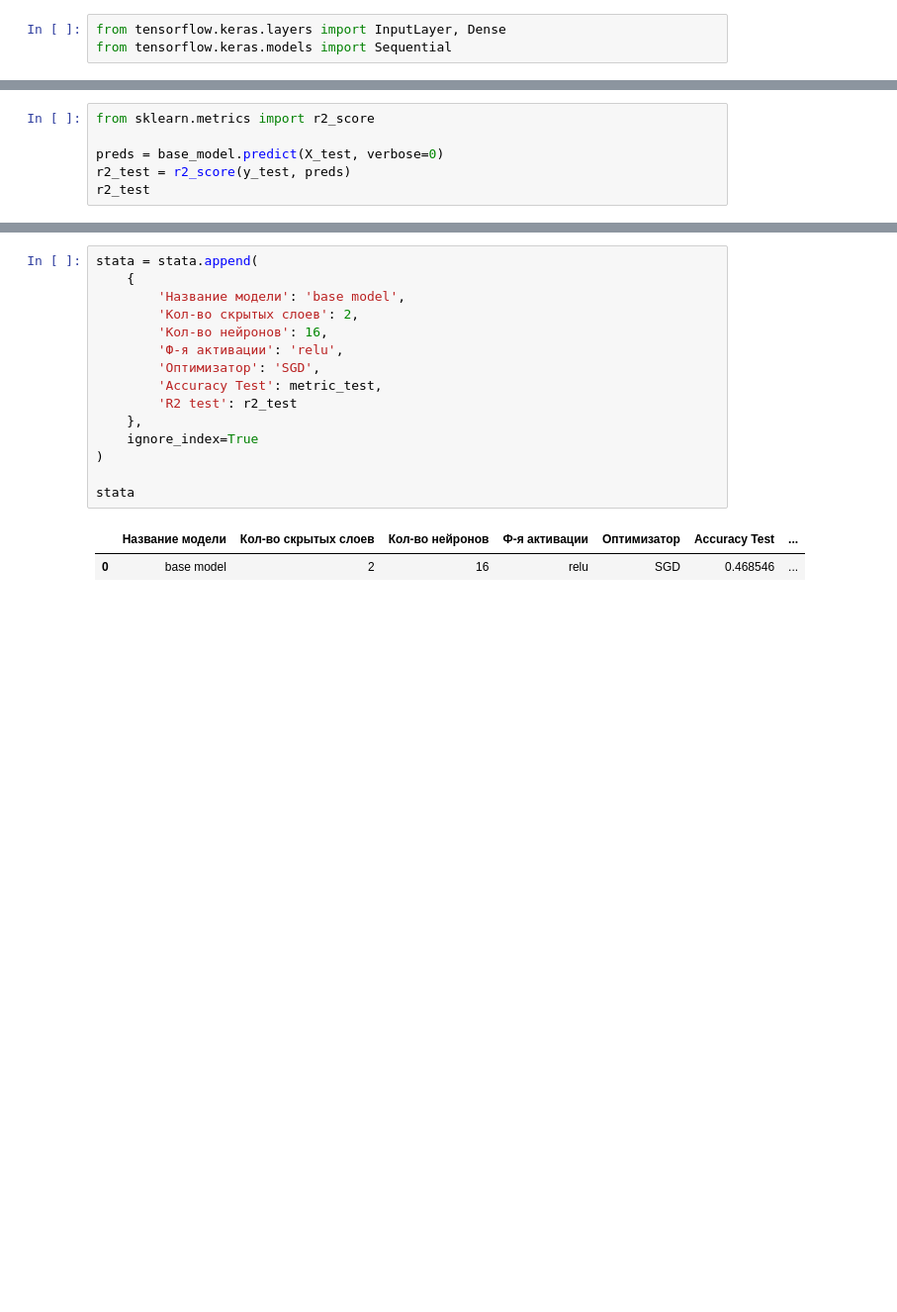
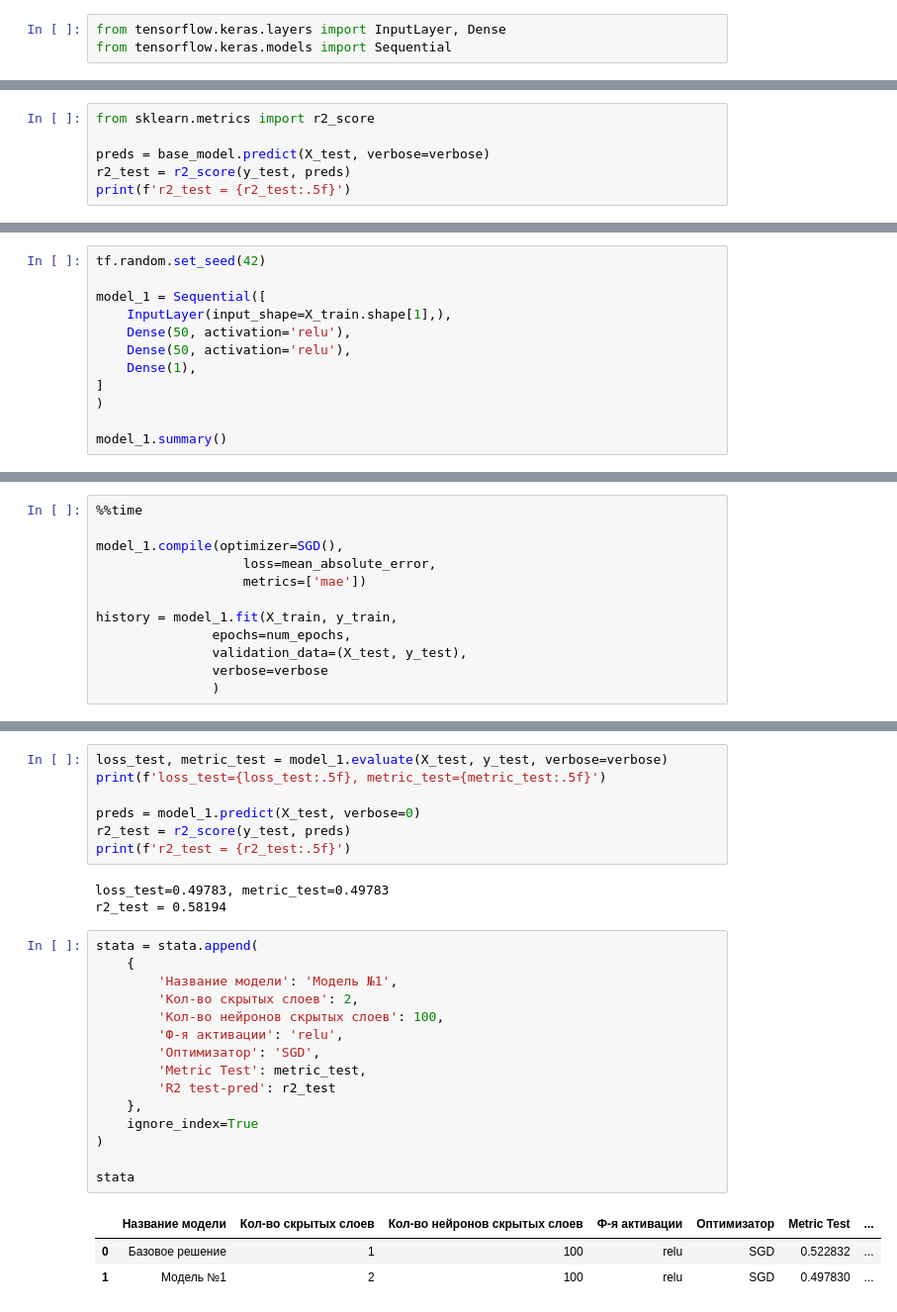
Before and after one commit to dnlygvtv/02_Python_for_Neural_Networks, a Jupyter notebook: HW/HW_3.ipynb, the cells around one changed output, grey strips where cells are left out. Shown at 99% size. Saved outputs shown, nothing was run; the diff lists cells and outputs as text; blank space fills up the shorter version.

```diff
--- a/HW/HW_3.ipynb
+++ b/HW/HW_3.ipynb
@@ -181,7 +187,7 @@ loss_test=0.48839, metric_test=0.46855
 # %%
 from sklearn.metrics import r2_score
 
-preds = base_model.predict(X_test, verbose=0)
+preds = base_model.predict(X_test, verbose=verbose)
 r2_test = r2_score(y_test, preds)
-r2_test
+print(f'r2_test = {r2_test:.5f}')
 # %% [output]
@@ -199,0 +230,12 @@ plt.legend();
+# %%
+tf.random.set_seed(42)
+
+model_1 = Sequential([
+    InputLayer(input_shape=X_train.shape[1],),
+    Dense(50, activation='relu'),
+    Dense(50, activation='relu'),
+    Dense(1),
+]
+)
+
+model_1.summary()
@@ -199,0 +258,12 @@ plt.legend();
+# %%
+%%time
+
+model_1.compile(optimizer=SGD(),
+                   loss=mean_absolute_error,
+                   metrics=['mae'])
+
+history = model_1.fit(X_train, y_train,
+               epochs=num_epochs,
+               validation_data=(X_test, y_test),
+               verbose=verbose
+               )
@@ -200,18 +273,29 @@ plt.legend();
+# %%
+loss_test, metric_test = model_1.evaluate(X_test, y_test, verbose=verbose)
+print(f'loss_test={loss_test:.5f}, metric_test={metric_test:.5f}')
+
+preds = model_1.predict(X_test, verbose=0)
+r2_test = r2_score(y_test, preds)
+print(f'r2_test = {r2_test:.5f}')
+# %% [output]
+loss_test=0.49783, metric_test=0.49783
+r2_test = 0.58194
 # %%
 stata = stata.append(
     {
-        'Название модели': 'base model',
+        'Название модели': 'Модель №1',
         'Кол-во скрытых слоев': 2,
-        'Кол-во нейронов': 16,
+        'Кол-во нейронов скрытых слоев': 100,
         'Ф-я активации': 'relu',
         'Оптимизатор': 'SGD',
-        'Accuracy Test': metric_test,
-        'R2 test': r2_test
+        'Metric Test': metric_test,
+        'R2 test-pred': r2_test
     },
     ignore_index=True
 )
 
 stata
 # %% [output]
-|  | Название модели | Кол-во скрытых слоев | Кол-во нейронов | Ф-я активации | Оптимизатор | Accuracy Test | ... |
-| 0 | base model | 2 | 16 | relu | SGD | 0.468546 | ... |
+|  | Название модели | Кол-во скрытых слоев | Кол-во нейронов скрытых слоев | Ф-я активации | Оптимизатор | Metric Test | ... |
+| 0 | Базовое решение | 1 | 100 | relu | SGD | 0.522832 | ... |
+| 1 | Модель №1 | 2 | 100 | relu | SGD | 0.497830 | ... |
```
Also changed, not shown: parts of 24 cells of this notebook.
